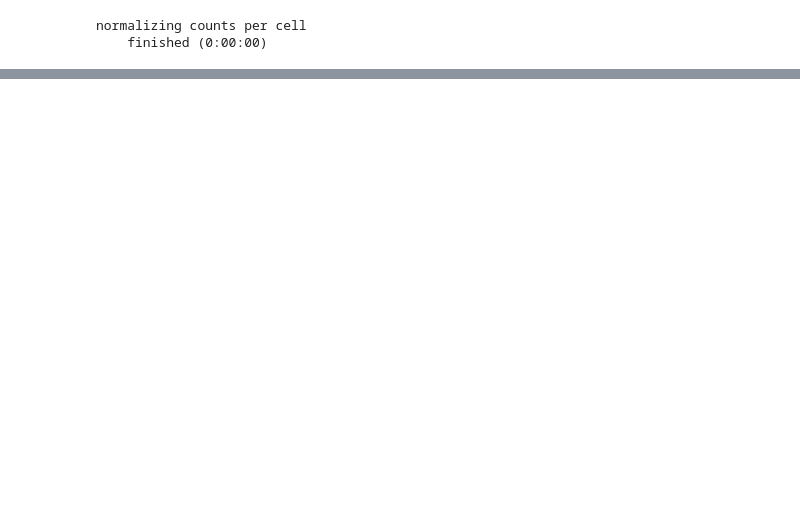
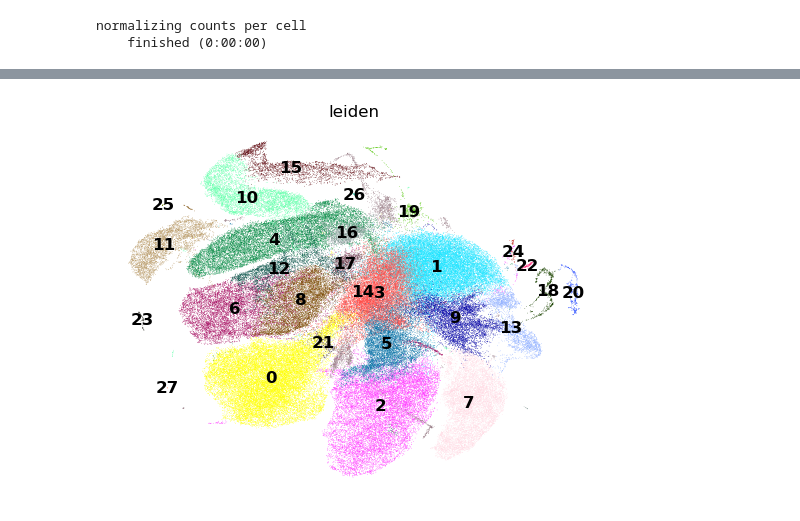
Before and after one commit to donEnno/scAnalysis, a Jupyter notebook: scAnalysis.ipynb, the cells around one changed output, grey strips where cells are left out. Saved outputs shown, nothing was run; the diff lists cells and outputs as text; code cells hidden in the pictures; blank space fills up the shorter version.

```diff
--- a/scAnalysis.ipynb
+++ b/scAnalysis.ipynb
@@ -167,0 +180,4 @@ sc.pl.umap(adata, color=["STMN2", "SOX10"], use_raw=False, frameon=False)
+# %%
+sc.pl.umap(adata, color='leiden', use_raw=False, frameon=False, legend_loc='on data', legend_fontsize=12)
+# %% [output]
+[figure, added]
```
Also changed, not shown: parts of 18 cells of this notebook, 1 other file.
